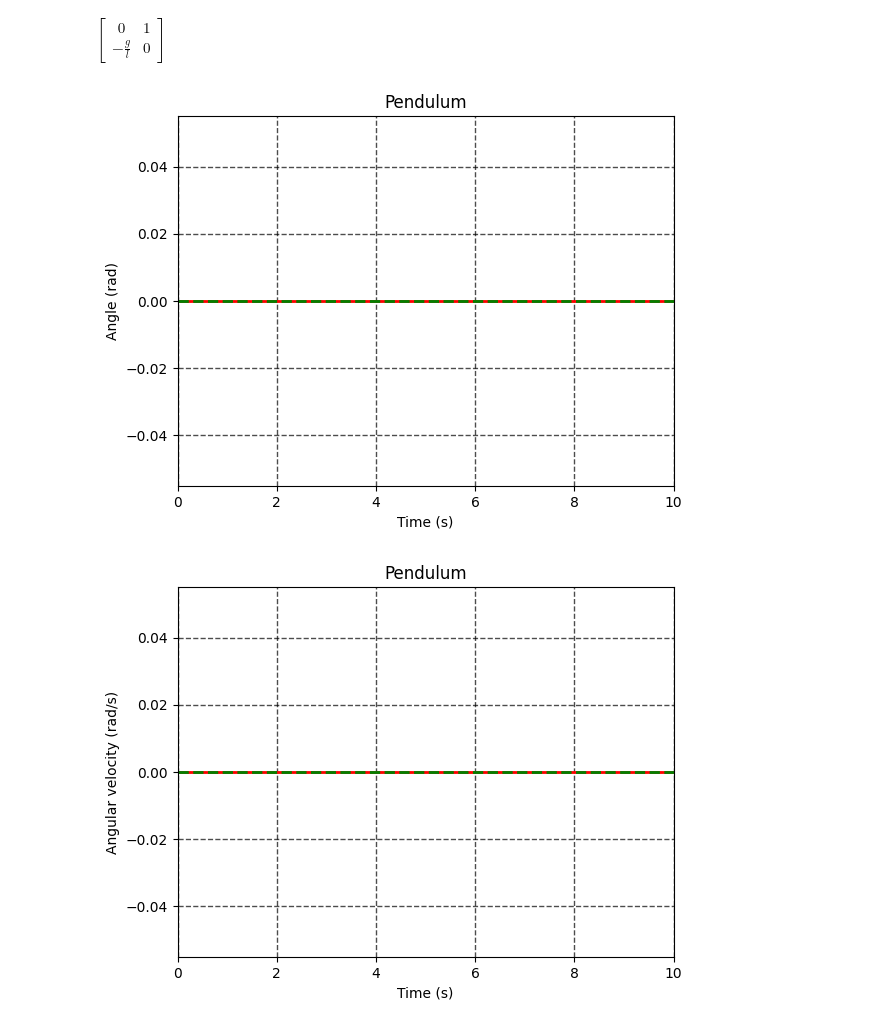
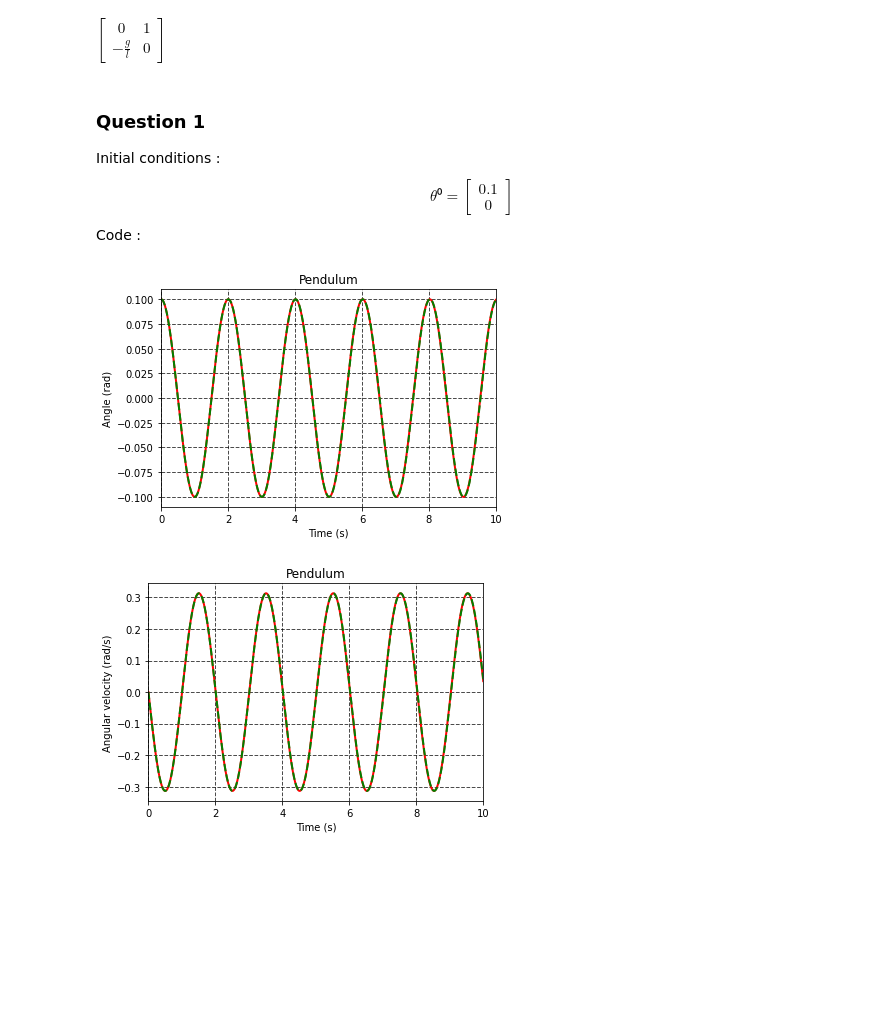
Before and after one commit to jomsc/aut202-ensta, a Jupyter notebook: APM_4AUT2_TA_TP1.ipynb, the cells around one changed output. Saved outputs shown, nothing was run; the diff lists cells and outputs as text; code cells hidden in the pictures; blank space fills up the shorter version.

```diff
--- a/APM_4AUT2_TA_TP1.ipynb
+++ b/APM_4AUT2_TA_TP1.ipynb
@@ -315,6 +471,14 @@ $\displaystyle \left[\begin{matrix}0\\\frac{1}{l^{2} m}\end{matrix}\right]$
 jacobian_A
 # %% [output]
 $\displaystyle \left[\begin{matrix}0 & 1\\- \frac{g}{l} & 0\end{matrix}\right]$
+# %% [markdown]
+### Question 1
+
+Initial conditions :
+$$
+\theta⁰ = \begin{bmatrix}0.1\\0\end{bmatrix}
+$$
+Code :
 # %%
 import numpy as np
 from scipy.integrate import odeint
@@ -344,33 +508,33 @@ def w_func(t):
     return 0.0 # Disturbance input
 
 def u_func(t):
     return 0.0 # Control input
 
-x0 = np.array([0, 0]).flatten() # Initial state
+x0 = np.array([0.1, 0]).flatten() # Initial state
 
 # Compute system response
 y = OpenLoopInputOutputSystem(A, B, D, C, R, u_func, w_func, T, x0)
 
 y1 = odeint(PendulumNonlinear, x0, T, args=(m,l,g, u_func))
 
 # Plot the response
 plt.plot(T, y[0,:], linewidth=2.0, color='red')
 plt.plot(T, y1[:,0], linewidth=2.0, linestyle='--',color='green')
 plt.grid(color='black', linestyle='--', linewidth=1.0, alpha=0.7)
 plt.xlim([t0, tf])
 plt.ylabel(r'Angle (rad)')
 plt.xlabel('Time (s)')
 plt.title('Pendulum')
 plt.show()
 
 plt.plot(T, y[1,:], linewidth=2.0, color='red')
 plt.plot(T, y1[:,1], linewidth=2.0, linestyle='--',color='green')
 plt.grid(color='black', linestyle='--', linewidth=1.0, alpha=0.7)
 plt.xlim([t0, tf])
 plt.ylabel(r'Angular velocity (rad/s)')
 plt.xlabel('Time (s)')
 plt.title('Pendulum')
 plt.show()
 # %% [output]
-[figure, old version]
+[figure, new version]
-[figure, old version]
+[figure, new version]
```
Also changed, not shown: parts of 13 cells of this notebook.
